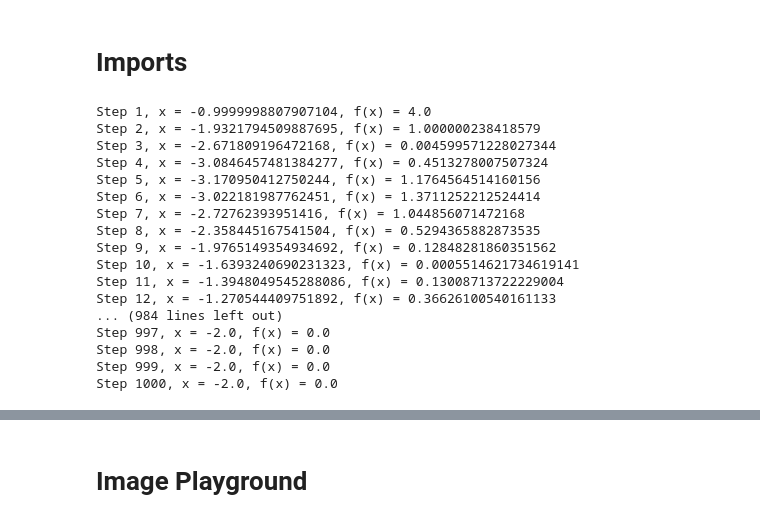
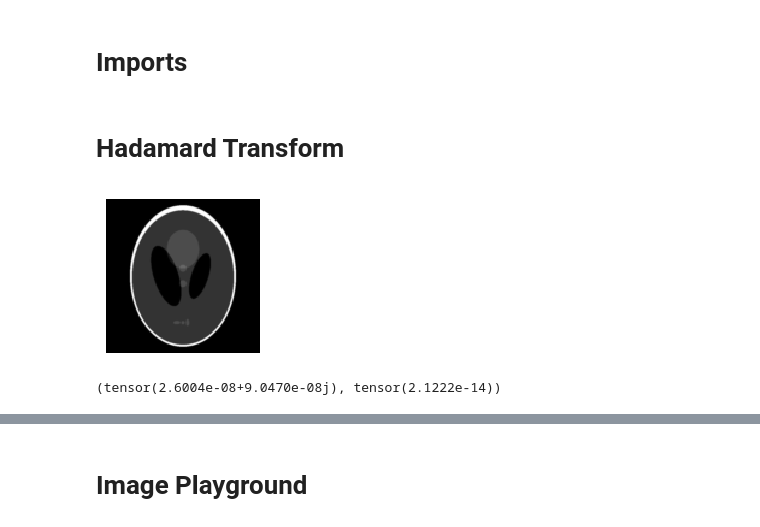
Before and after one commit to zhiyhucode/deepinv, a Jupyter notebook: experimental/notebooks/playground.ipynb, the cells around one changed output, grey strips where cells are left out. Cells and saved outputs as stored; diff of their text form; code cells hidden in the pictures.

```diff
--- a/experimental/notebooks/playground.ipynb
+++ b/experimental/notebooks/playground.ipynb
@@ -13,39 +14,32 @@ import deepinv as dinv
-# %%
-import torch
-
-# Define the function f(x) = x^2 + 4x + 4
-def func(x):
-    return x**2 + 4*x + 4
-
-# Initialize x as a tensor with requires_grad=True to enable gradient computation
-x = torch.tensor([0.0], requires_grad=True)
-
-# Initialize the Adam optimizer with learning rate
-optimizer = torch.optim.Adam([x], lr=1)
-
-# Optimization loop
-for i in range(1000):
-    optimizer.zero_grad()  # Reset gradients to zero
-    loss = func(x)         # Calculate the loss (function value)
-    loss.backward()        # Compute gradients
-    optimizer.step()       # Update x using the Adam optimizer
-
-    print(f"Step {i+1}, x = {x.item()}, f(x) = {loss.item()}")
-# %% [output]
-Step 1, x = -0.9999998807907104, f(x) = 4.0
-Step 2, x = -1.9321794509887695, f(x) = 1.000000238418579
-Step 3, x = -2.671809196472168, f(x) = 0.004599571228027344
-Step 4, x = -3.0846457481384277, f(x) = 0.4513278007507324
-Step 5, x = -3.170950412750244, f(x) = 1.1764564514160156
-Step 6, x = -3.022181987762451, f(x) = 1.3711252212524414
-Step 7, x = -2.72762393951416, f(x) = 1.044856071472168
-Step 8, x = -2.358445167541504, f(x) = 0.5294365882873535
-Step 9, x = -1.9765149354934692, f(x) = 0.12848281860351562
-Step 10, x = -1.6393240690231323, f(x) = 0.0005514621734619141
-Step 11, x = -1.3948049545288086, f(x) = 0.13008713722229004
-Step 12, x = -1.270544409751892, f(x) = 0.36626100540161133
-... (984 lines left out)
-Step 997, x = -2.0, f(x) = 0.0
-Step 998, x = -2.0, f(x) = 0.0
-Step 999, x = -2.0, f(x) = 0.0
-Step 1000, x = -2.0, f(x) = 0.0
+# %% [markdown]
+# Hadamard Transform
+# %%
+import torch
+from torch.fft import fft, ifft
+from hadamard_transform import hadamard_transform
+from deepinv.physics.phase_retrieval import hadamard2
+from deepinv.optim.phase_retrieval import generate_signal
+
+config = DotMap()
+config.img_size = 64
+config.mode = 'shepp-logan'
+config.noise_ratio = 0.4
+config.varying_norm = False
+config.unit_mag = True
+
+x = generate_signal(
+        img_size = 128,
+        mode = 'shepp-logan',
+        dtype=torch.complex64,
+        config=config,
+    )
+
+plot(x.angle())
+# %% [output]
+[figure, added]
+# %%
+assert torch.allclose(hadamard2(hadamard2(x)),x)
+
+(hadamard2(hadamard2(x)) - x).mean(), (hadamard2(hadamard2(x)) - x).var()
+# %% [output]
+(tensor(2.6004e-08+9.0470e-08j), tensor(2.1222e-14))
```
Also changed, not shown: parts of 3 cells of this notebook, 22 other files.
